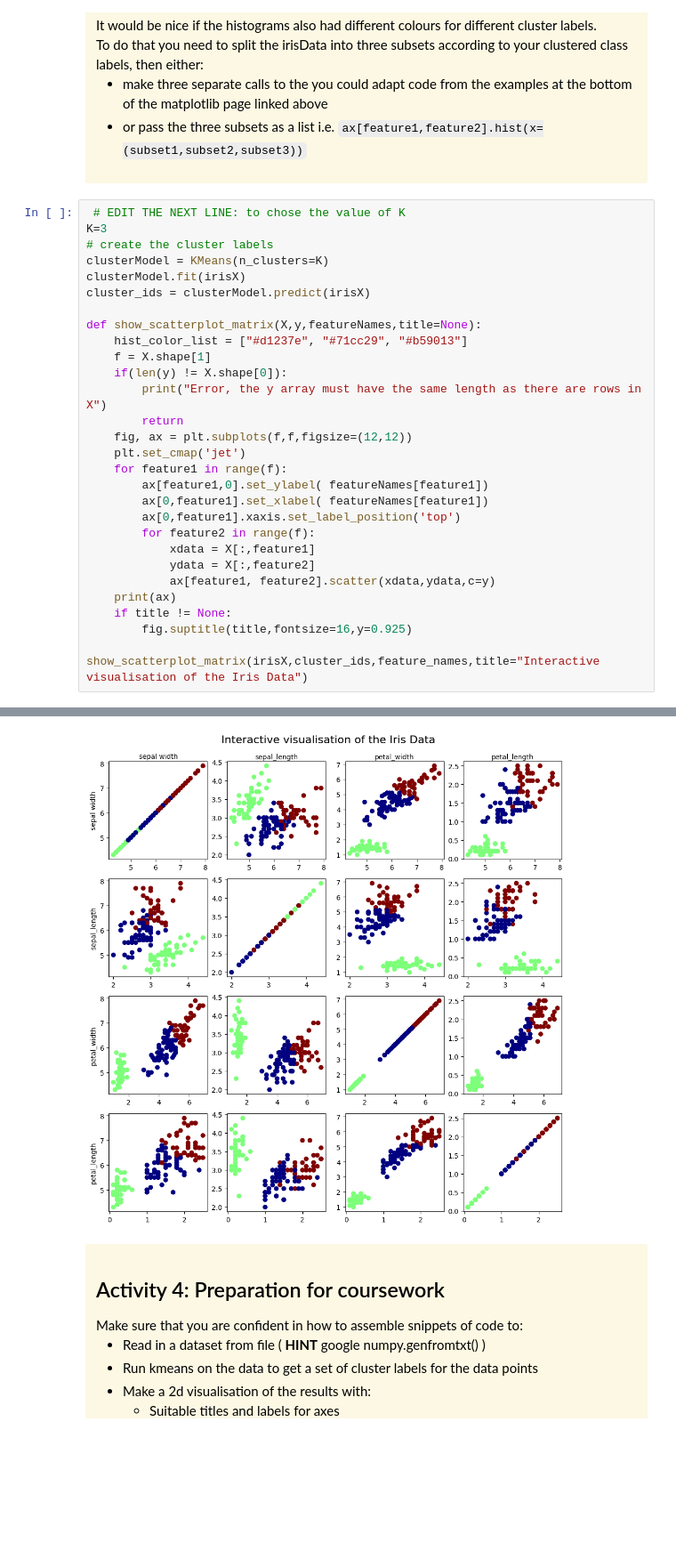
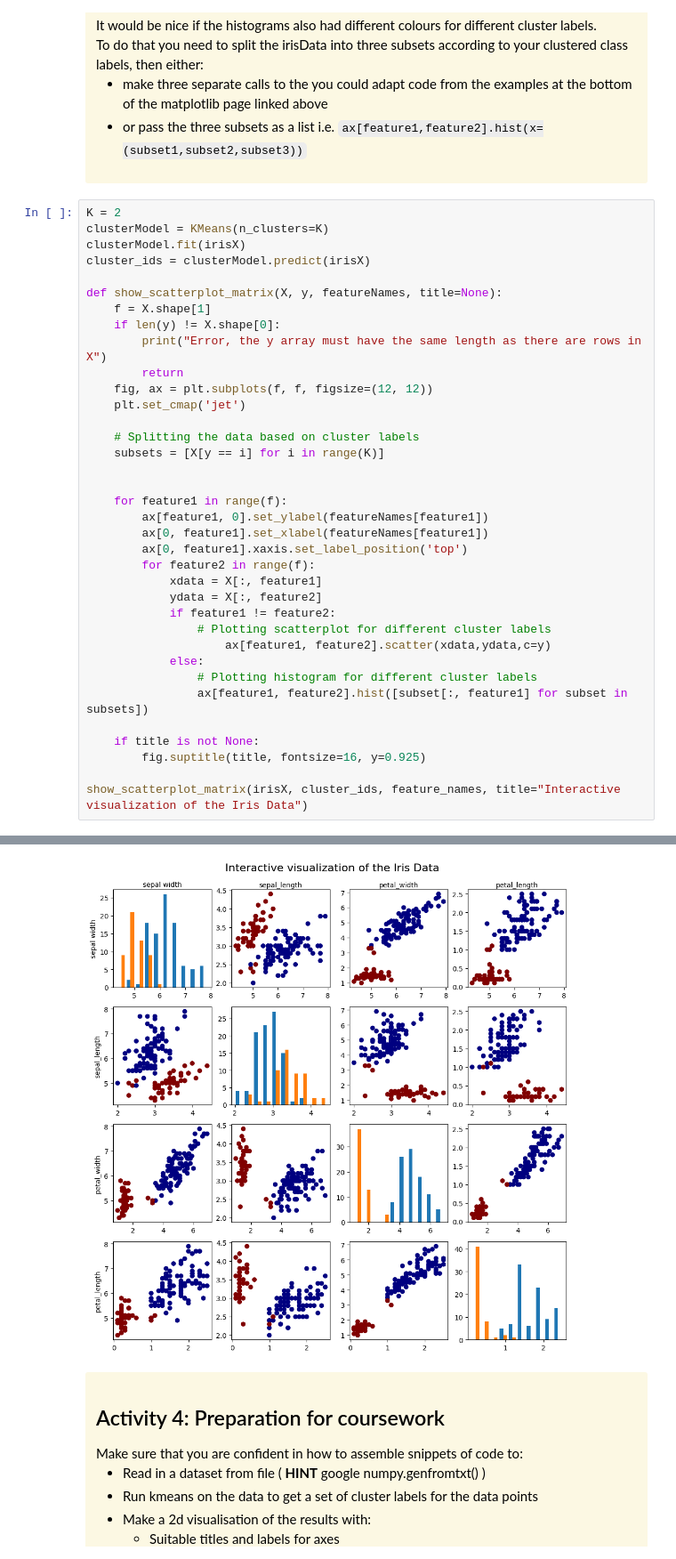
Before and after one commit to LeoAdavirat/UWE_AI, a Jupyter notebook: week_5/workbook5_unsupervisedLearning.ipynb, the cells around one changed output, grey strips where cells are left out. Shown: that part at 89% size. Cells and saved outputs as stored; diff of their text form; blank space fills up the shorter version.

```diff
--- a/week_5/workbook5_unsupervisedLearning.ipynb
+++ b/week_5/workbook5_unsupervisedLearning.ipynb
@@ -531,32 +547,39 @@ To do that you need to  split the irisData into three subsets according to your
     </ul>
     </div>
 # %%
- # EDIT THE NEXT LINE: to chose the value of K
-K=3
-# create the cluster labels
+K = 2
 clusterModel = KMeans(n_clusters=K)
 clusterModel.fit(irisX)
 cluster_ids = clusterModel.predict(irisX)
 
-def show_scatterplot_matrix(X,y,featureNames,title=None):
-    hist_color_list = ["#d1237e", "#71cc29", "#b59013"]
+def show_scatterplot_matrix(X, y, featureNames, title=None):
     f = X.shape[1]
-    if(len(y) != X.shape[0]):
+    if len(y) != X.shape[0]:
         print("Error, the y array must have the same length as there are rows in X")
         return
-    fig, ax = plt.subplots(f,f,figsize=(12,12))
+    fig, ax = plt.subplots(f, f, figsize=(12, 12))
     plt.set_cmap('jet')
+
+    # Splitting the data based on cluster labels
+    subsets = [X[y == i] for i in range(K)]
+
+
     for feature1 in range(f):
-        ax[feature1,0].set_ylabel( featureNames[feature1])
-        ax[0,feature1].set_xlabel( featureNames[feature1])
-        ax[0,feature1].xaxis.set_label_position('top')
+        ax[feature1, 0].set_ylabel(featureNames[feature1])
+        ax[0, feature1].set_xlabel(featureNames[feature1])
+        ax[0, feature1].xaxis.set_label_position('top')
         for feature2 in range(f):
-            xdata = X[:,feature1]
-            ydata = X[:,feature2]
-            ax[feature1, feature2].scatter(xdata,ydata,c=y)
-    print(ax)
-    if title != None:
-        fig.suptitle(title,fontsize=16,y=0.925)
+            xdata = X[:, feature1]
+            ydata = X[:, feature2]
+            if feature1 != feature2:
+                # Plotting scatterplot for different cluster labels
+                    ax[feature1, feature2].scatter(xdata,ydata,c=y)
+            else:
+                # Plotting histogram for different cluster labels
+                ax[feature1, feature2].hist([subset[:, feature1] for subset in subsets])
 
-show_scatterplot_matrix(irisX,cluster_ids,feature_names,title="Interactive visualisation of the Iris Data")
+    if title is not None:
+        fig.suptitle(title, fontsize=16, y=0.925)
+
+show_scatterplot_matrix(irisX, cluster_ids, feature_names, title="Interactive visualization of the Iris Data")
 # %% [output]
@@ -569,4 +586,4 @@ show_scatterplot_matrix(irisX,cluster_ids,feature_names,title="Interactive visua
-[figure, old version]
+[figure, new version]
 # %% [markdown]
 <div class = "alert alert-warning" style= "color:black">
 <h2>Activity 4: Preparation for coursework </h2>
```
Also changed, not shown: parts of 11 cells of this notebook, 20 other files.
